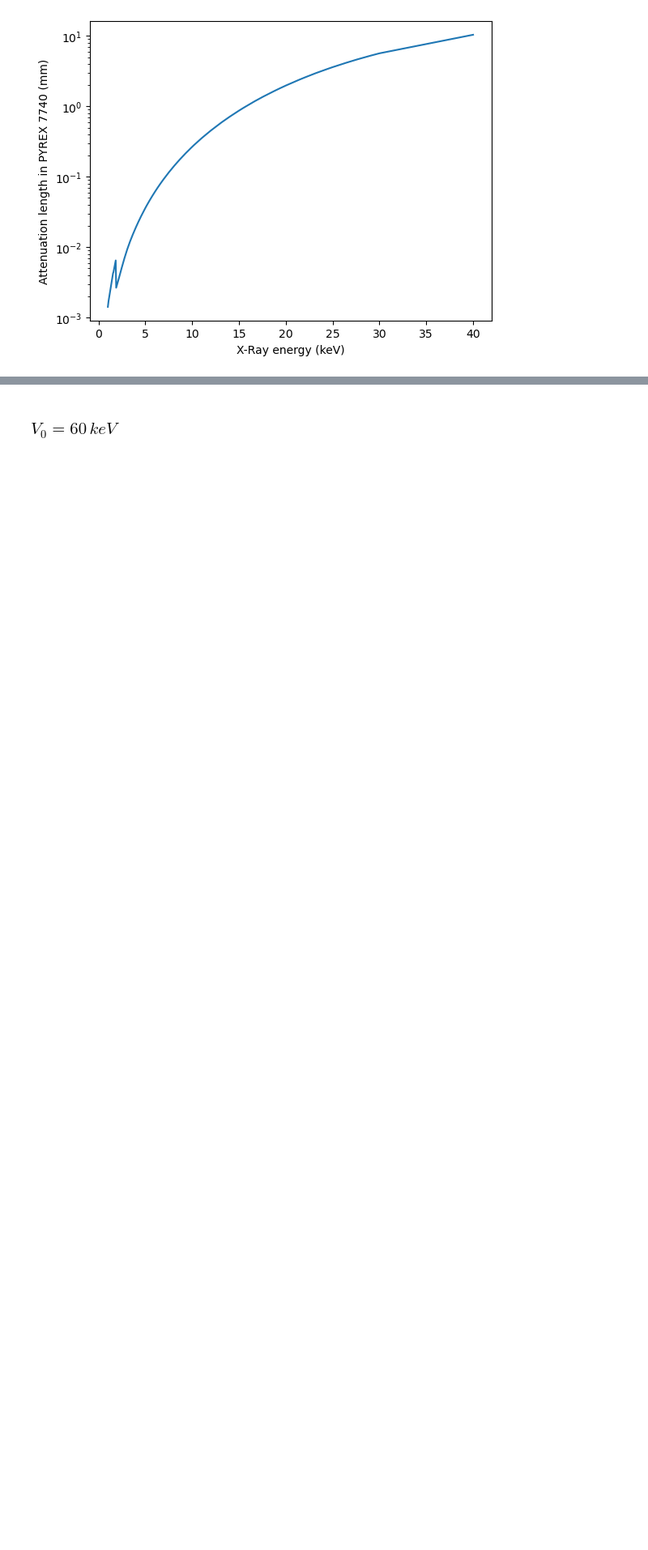
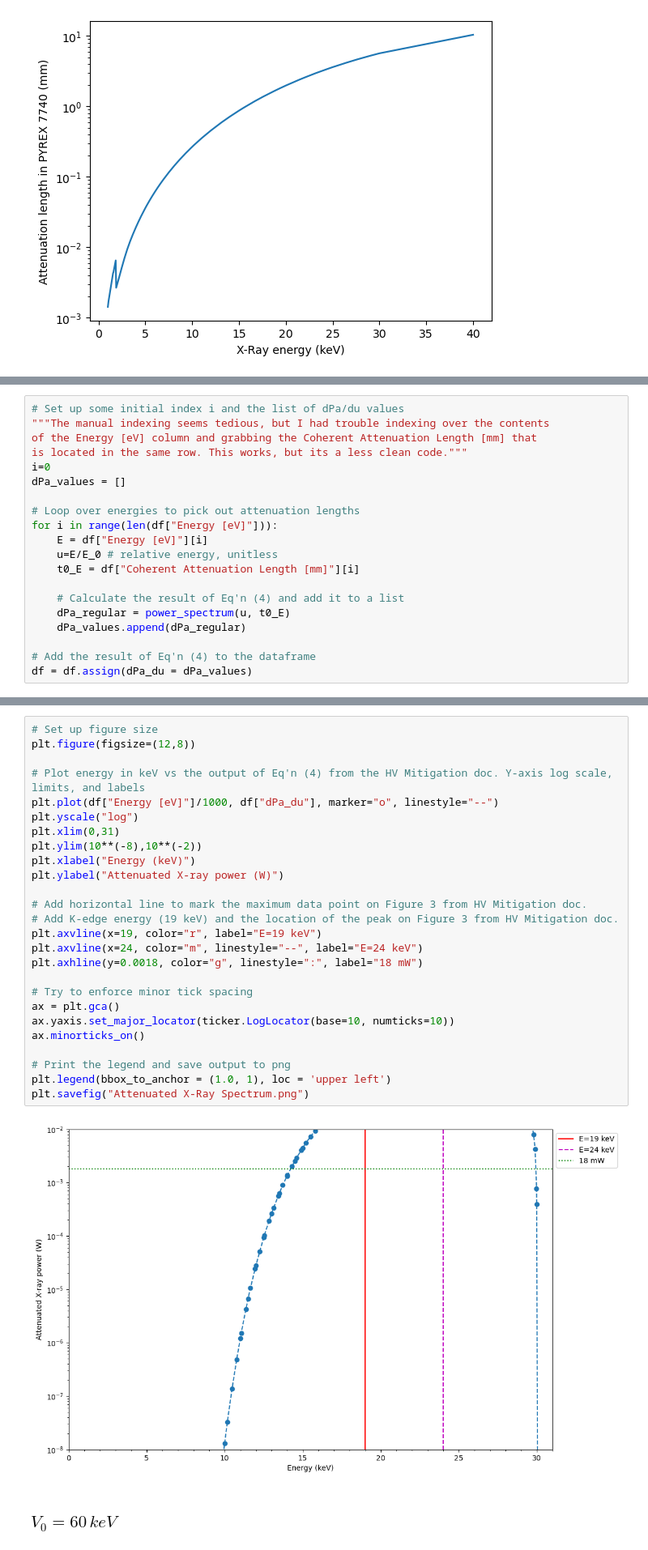
Before and after one commit to SpinlabMSU/RaEDM-Radiological-Hazard-Code, a Jupyter notebook: RaEDM Radiological Calculations V2.ipynb, the cells around one changed output, grey strips where cells are left out. Shown at 81% size. Saved outputs shown, nothing was run; the diff lists cells and outputs as text; blank space fills up the shorter version.

```diff
--- a/RaEDM Radiological Calculations V2.ipynb
+++ b/RaEDM Radiological Calculations V2.ipynb
@@ -187,0 +235,20 @@ Pictured above is the graph that Prof. Singh generated in the HV document. When
+# %%
+# Set up some initial index i and the list of dPa/du values
+"""The manual indexing seems tedious, but I had trouble indexing over the contents
+of the Energy [eV] column and grabbing the Coherent Attenuation Length [mm] that
+is located in the same row. This works, but its a less clean code."""
+i=0
+dPa_values = []
+
+# Loop over energies to pick out attenuation lengths
+for i in range(len(df["Energy [eV]"])):
+    E = df["Energy [eV]"][i]
+    u=E/E_0 # relative energy, unitless
+    t0_E = df["Coherent Attenuation Length [mm]"][i]
+
+    # Calculate the result of Eq'n (4) and add it to a list
+    dPa_regular = power_spectrum(u, t0_E)
+    dPa_values.append(dPa_regular)
+
+# Add the result of Eq'n (4) to the dataframe
+df = df.assign(dPa_du = dPa_values)
@@ -188,2 +275,30 @@ Pictured above is the graph that Prof. Singh generated in the HV document. When
+# %%
+# Set up figure size
+plt.figure(figsize=(12,8))
+
+# Plot energy in keV vs the output of Eq'n (4) from the HV Mitigation doc. Y-axis log scale, limits, and labels
+plt.plot(df["Energy [eV]"]/1000, df["dPa_du"], marker="o", linestyle="--")
+plt.yscale("log")
+plt.xlim(0,31)
+plt.ylim(10**(-8),10**(-2))
+plt.xlabel("Energy (keV)")
+plt.ylabel("Attenuated X-ray power (W)")
+
+# Add horizontal line to mark the maximum data point on Figure 3 from HV Mitigation doc.
+# Add K-edge energy (19 keV) and the location of the peak on Figure 3 from HV Mitigation doc.
+plt.axvline(x=19, color="r", label="E=19 keV")
+plt.axvline(x=24, color="m", linestyle="--", label="E=24 keV")
+plt.axhline(y=0.0018, color="g", linestyle=":", label="18 mW")
+
+# Try to enforce minor tick spacing
+ax = plt.gca()
+ax.yaxis.set_major_locator(ticker.LogLocator(base=10, numticks=10))
+ax.minorticks_on()
+
+# Print the legend and save output to png
+plt.legend(bbox_to_anchor = (1.0, 1), loc = 'upper left')
+plt.savefig("Attenuated X-Ray Spectrum.png")
+# %% [output]
+[figure, added]
 # %% [markdown]
 ### $V_0 = 60\,keV$
```
Also changed, not shown: parts of 12 cells of this notebook, 3 other files.
